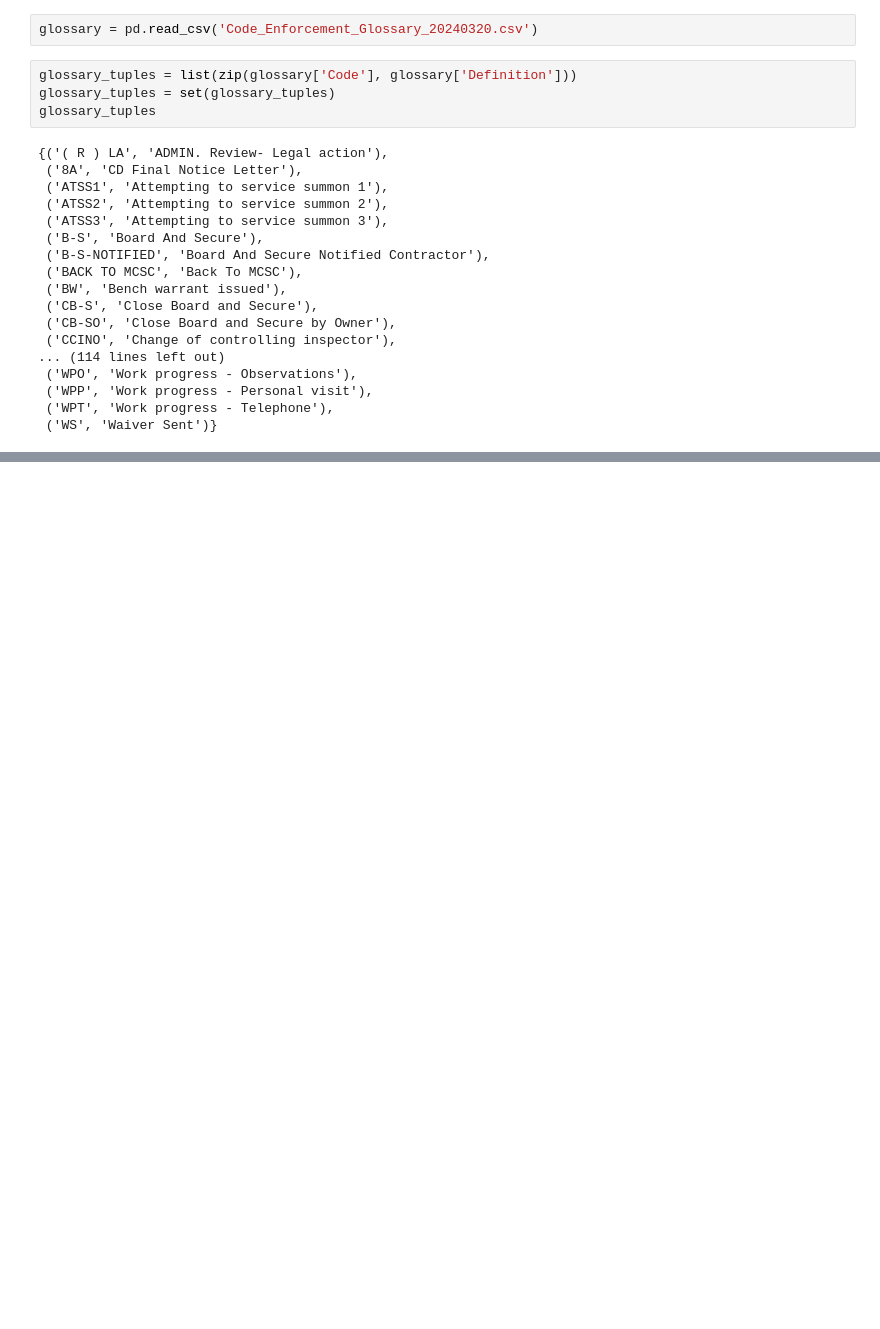
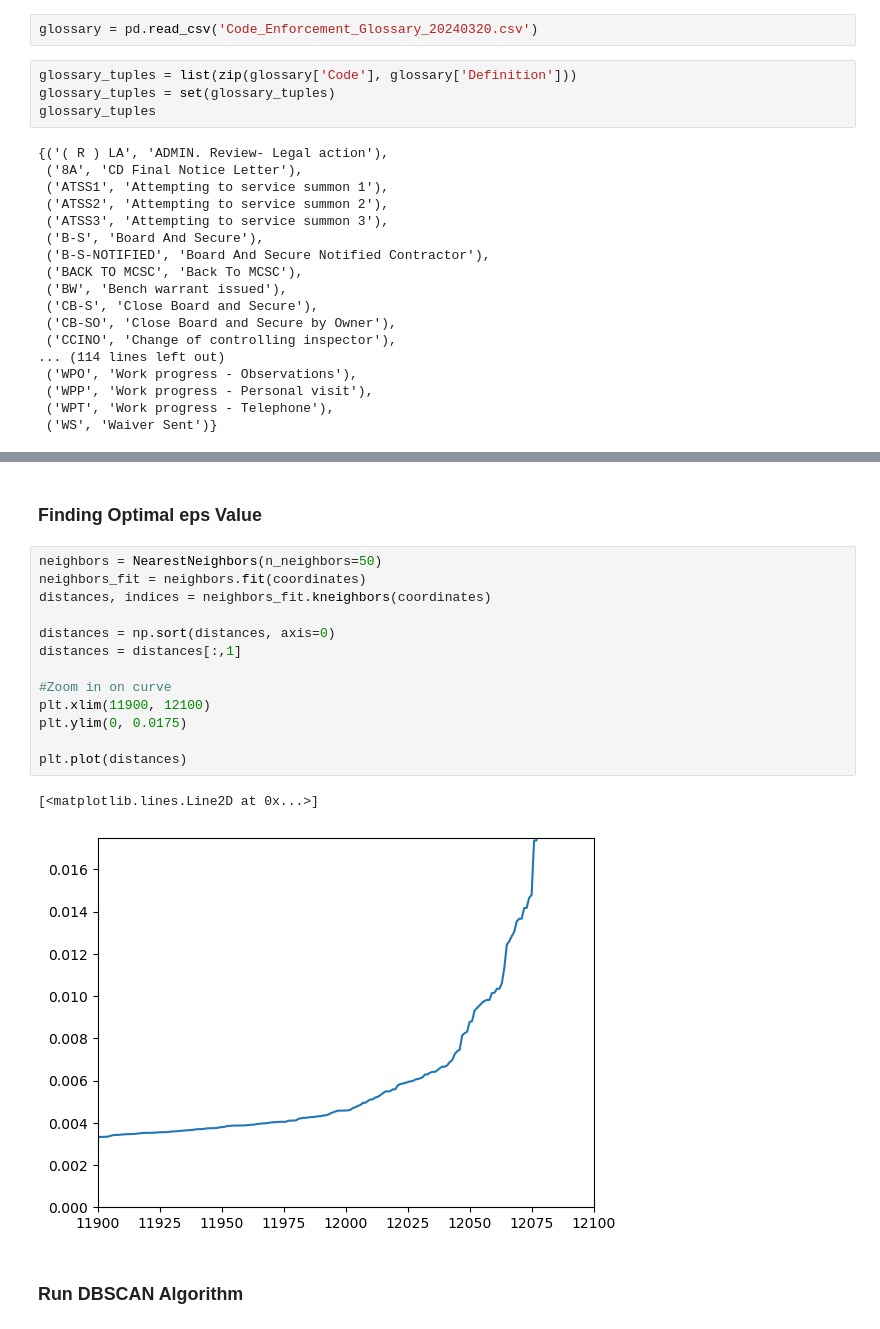
Before and after one commit to EddiePueb1/Open_311_Data_Analysis, a Jupyter notebook: data_analysis_311.ipynb, the cells around one changed output, grey strips where cells are left out. Cells and saved outputs as stored; diff of their text form; blank space fills up the shorter version.

```diff
--- a/data_analysis_311.ipynb
+++ b/data_analysis_311.ipynb
@@ -726,0 +767,20 @@ export(tf.shade(agg, cmap = cm(Greys9,0.25), how='linear'),"census_gray_linear")
+# %% [markdown]
+### Finding Optimal eps Value
+# %%
+neighbors = NearestNeighbors(n_neighbors=50)
+neighbors_fit = neighbors.fit(coordinates)
+distances, indices = neighbors_fit.kneighbors(coordinates)
+
+distances = np.sort(distances, axis=0)
+distances = distances[:,1]
+
+#Zoom in on curve
+plt.xlim(11900, 12100)
+plt.ylim(0, 0.0175)
+
+plt.plot(distances)
+# %% [output]
+[<matplotlib.lines.Line2D at 0x...>]
+[figure, added]
+# %% [markdown]
+### Run DBSCAN Algorithm
```
Also changed, not shown: parts of 25 cells of this notebook.
